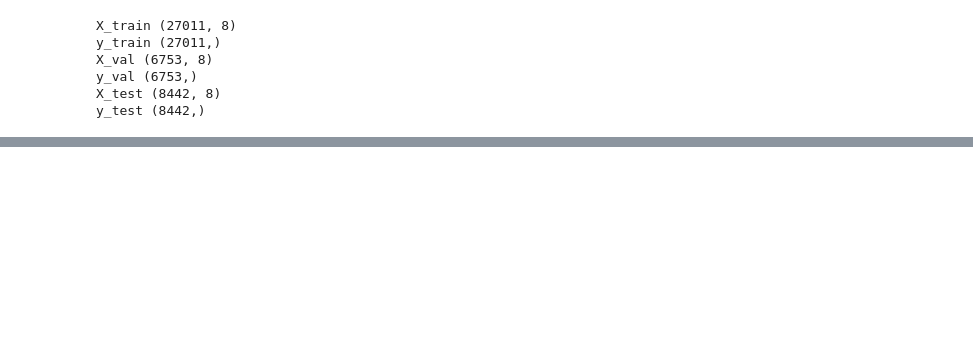
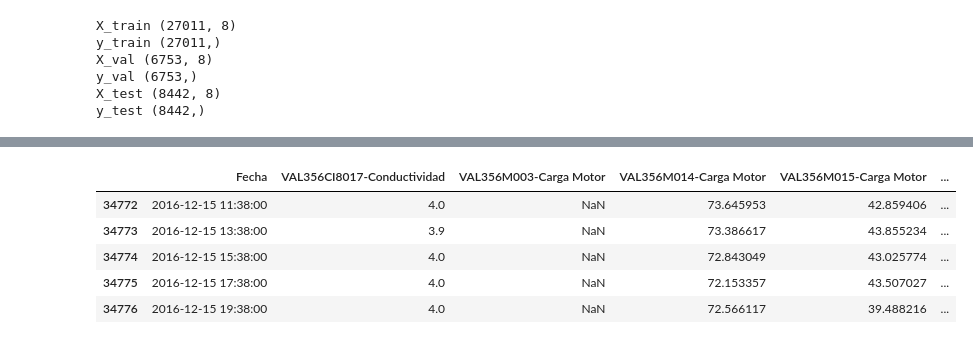
Before and after one commit to rafaelsqueiroz/big_data_analytics_extension_course, a Jupyter notebook: reboiler_binary_classifier.ipynb, the cells around one changed output, grey strips where cells are left out. Cells and saved outputs as stored; diff of their text form; code cells hidden in the pictures; blank space fills up the shorter version.

```diff
--- a/reboiler_binary_classifier.ipynb
+++ b/reboiler_binary_classifier.ipynb
@@ -306,0 +340,16 @@ AUC = 0.9955547001328298
+# %%
+new_data = ReboilerBinaryClassifier('Reboiler_Raw Data_With Timestamps.csv')
+new_data_pandas = new_data.load_data()
+points_num = 30
+start_point = np.random.randint(0, new_data_pandas.shape[0]-points_num)
+end_point = start_point + points_num
+new_data_pandas_X = new_data_pandas.iloc[start_point:end_point, :-1]
+# %%
+new_data_pandas_X.head()
+# %% [output]
+|  | Fecha | VAL356CI8017-Conductividad | VAL356M003-Carga Motor | VAL356M014-Carga Motor | VAL356M015-Carga Motor | ... |
+| 34772 | 2016-12-15 11:38:00 | 4.0 | NaN | 73.645953 | 42.859406 | ... |
+| 34773 | 2016-12-15 13:38:00 | 3.9 | NaN | 73.386617 | 43.855234 | ... |
+| 34774 | 2016-12-15 15:38:00 | 4.0 | NaN | 72.843049 | 43.025774 | ... |
+| 34775 | 2016-12-15 17:38:00 | 4.0 | NaN | 72.153357 | 43.507027 | ... |
+| 34776 | 2016-12-15 19:38:00 | 4.0 | NaN | 72.566117 | 39.488216 | ... |
```
Also changed, not shown: parts of 24 cells of this notebook.
